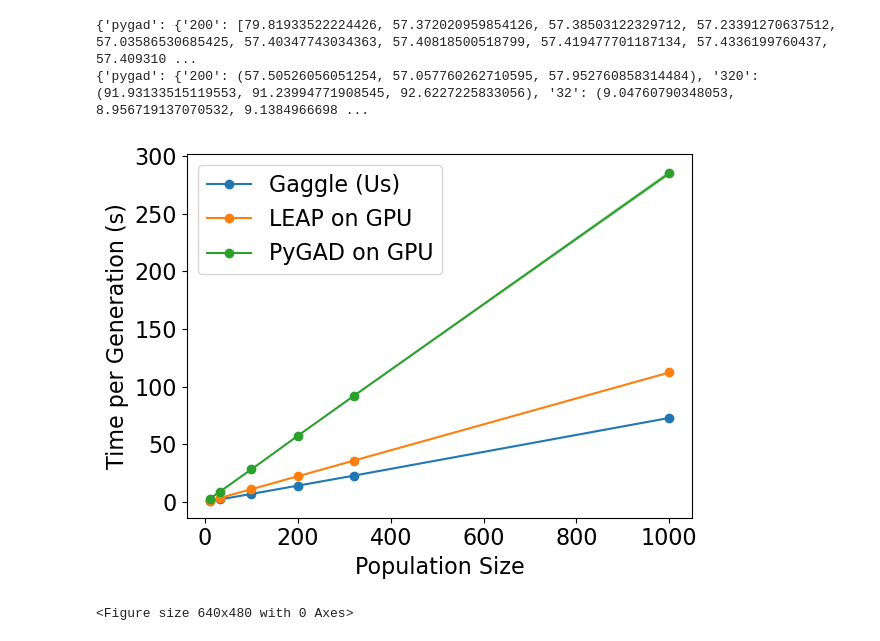
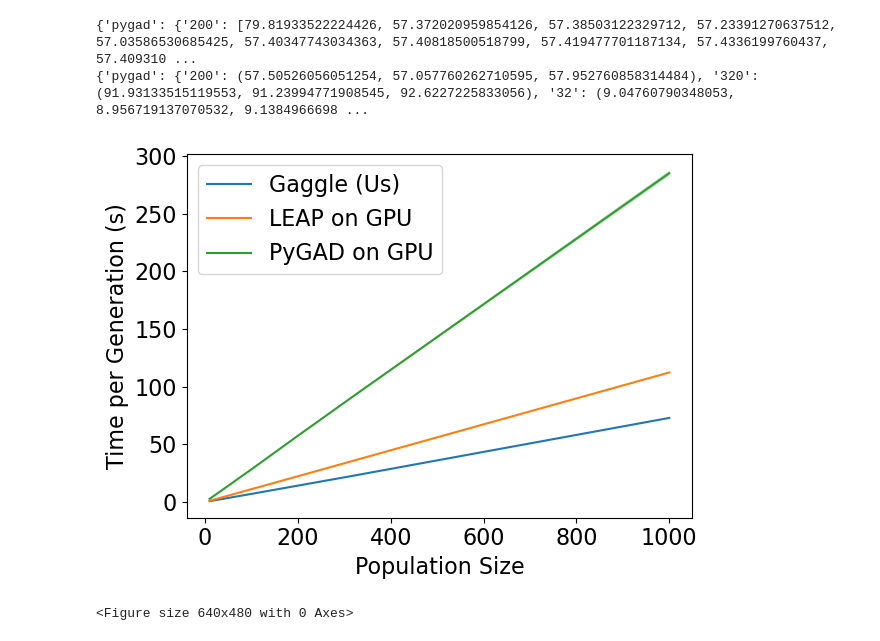
Before and after one commit to LucasFenaux/gaggle-benchmarking, a Jupyter notebook: mnist_lenet/plot_results.ipynb, the cells around one changed output. Cells and saved outputs as stored; diff of their text form; code cells hidden in the pictures.

```diff
--- a/mnist_lenet/plot_results.ipynb
+++ b/mnist_lenet/plot_results.ipynb
@@ -54,26 +54,28 @@ print(CI_dict)
 {'pygad': {'200': (57.50526056051254, 57.057760262710595, 57.952760858314484), '320': (91.93133515119553, 91.23994771908545, 92.6227225833056), '32': (9.04760790348053, 8.956719137070532, 9.1384966698 ...
 # %%
 pop_sizes = [10, 32, 100, 200, 320, 1000]
+plt.rcParams['pdf.fonttype'] = 42
+plt.rcParams['ps.fonttype'] = 42
 plt.rcParams.update({'font.size': 16})
 
 nice_names = {'gaggle':'Gaggle (Us)', 'leap': 'LEAP on GPU', 'pygad': 'PyGAD on GPU'}
 for algorithm in nice_names:
     result = CI_dict[algorithm]
     values = [result[str(x)][0] for x in pop_sizes]
     lower = [result[str(x)][1] for x in pop_sizes]
     upper = [result[str(x)][2] for x in pop_sizes]
-    plt.plot(pop_sizes, values, label=nice_names[algorithm], marker="o")
+    plt.plot(pop_sizes, values, label=nice_names[algorithm])
     plt.fill_between(pop_sizes, lower, upper, alpha=0.3)
 
 # plt.title("{} Dataset".format(dataset))
 plt.xlabel("Population Size")
 plt.ylabel("Time per Generation (s)")
 plt.tight_layout()
 plt.legend()
 plt.plot()
-plt.savefig('Results/mnist_plot.png', bbox_inches='tight')
+plt.savefig('Results/mnist_plot.pdf', bbox_inches='tight')
 plt.show()
 plt.clf()
 # %% [output]
-[figure, old version]
+[figure, new version]
 <Figure size 640x480 with 0 Axes>
```
Also changed, not shown: 4 other files.
